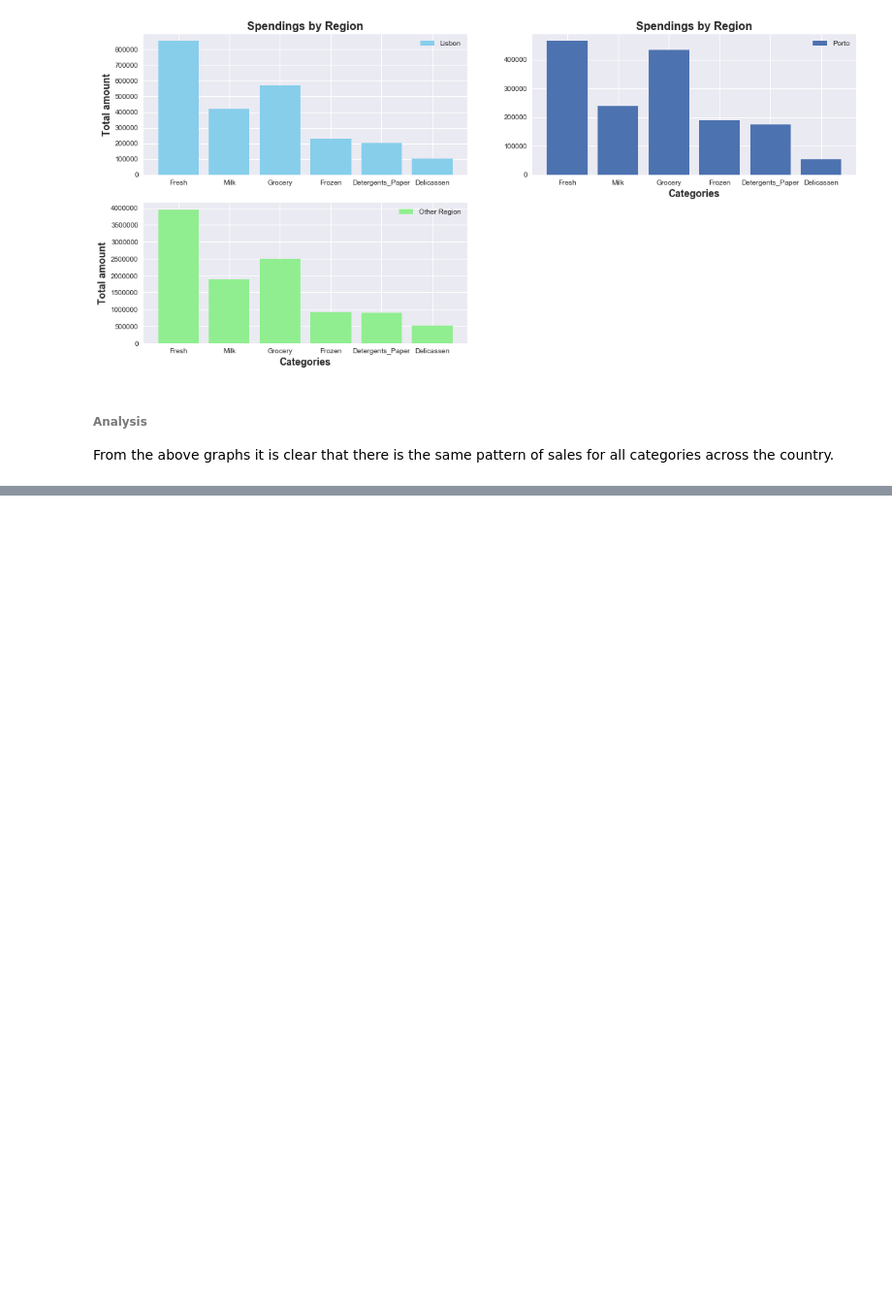
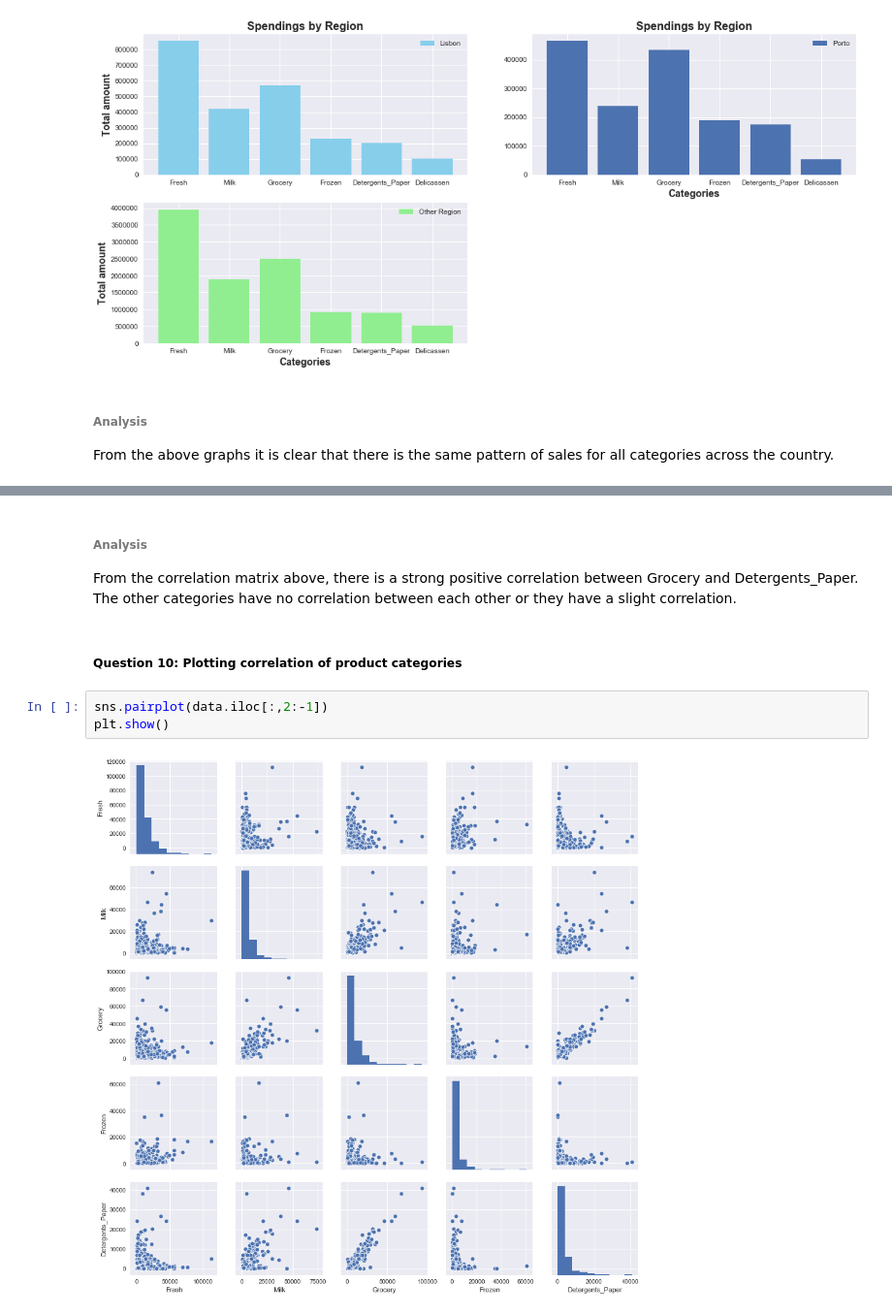
Before and after one commit to giannisbasa/Wholesale-Customers, a Jupyter notebook: EDA_Wholesale_customers.ipynb, the cells around one changed output, grey strips where cells are left out. Shown: that part at 97% size. Saved outputs shown, nothing was run; the diff lists cells and outputs as text; blank space fills up the shorter version.

```diff
--- a/EDA_Wholesale_customers.ipynb
+++ b/EDA_Wholesale_customers.ipynb
@@ -294,0 +307,10 @@ From the above graphs it is clear that there is the same pattern of sales for al
+# %% [markdown]
+###### Analysis
+From the correlation matrix above, there is a strong positive correlation between Grocery and Detergents_Paper. The other categories have no correlation between each other or they have a slight correlation.
+# %% [markdown]
+##### Question 10: Plotting correlation of product categories
+# %%
+sns.pairplot(data.iloc[:,2:-1])
+plt.show()
+# %% [output]
+[figure, added]
```
Also changed, not shown: parts of 7 cells of this notebook.
